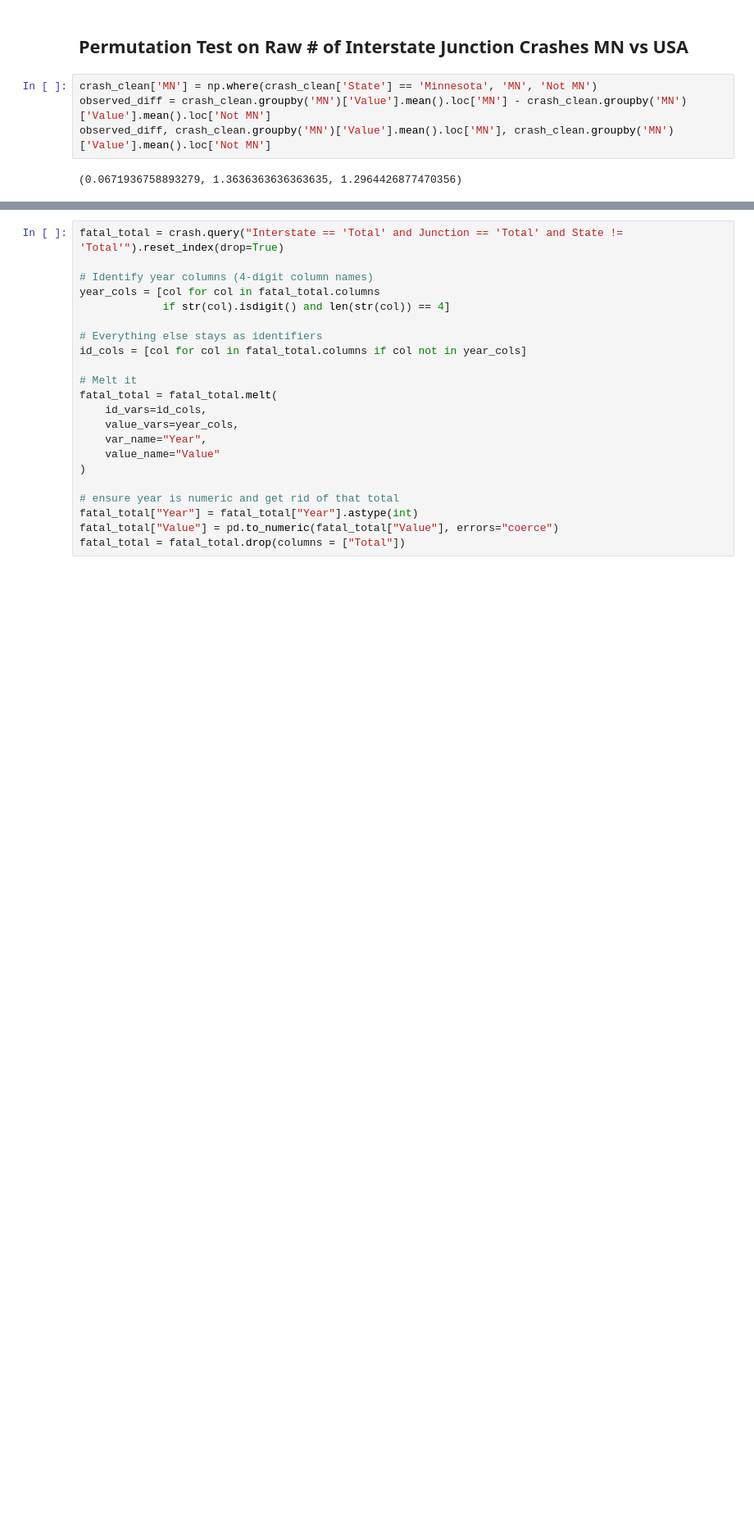
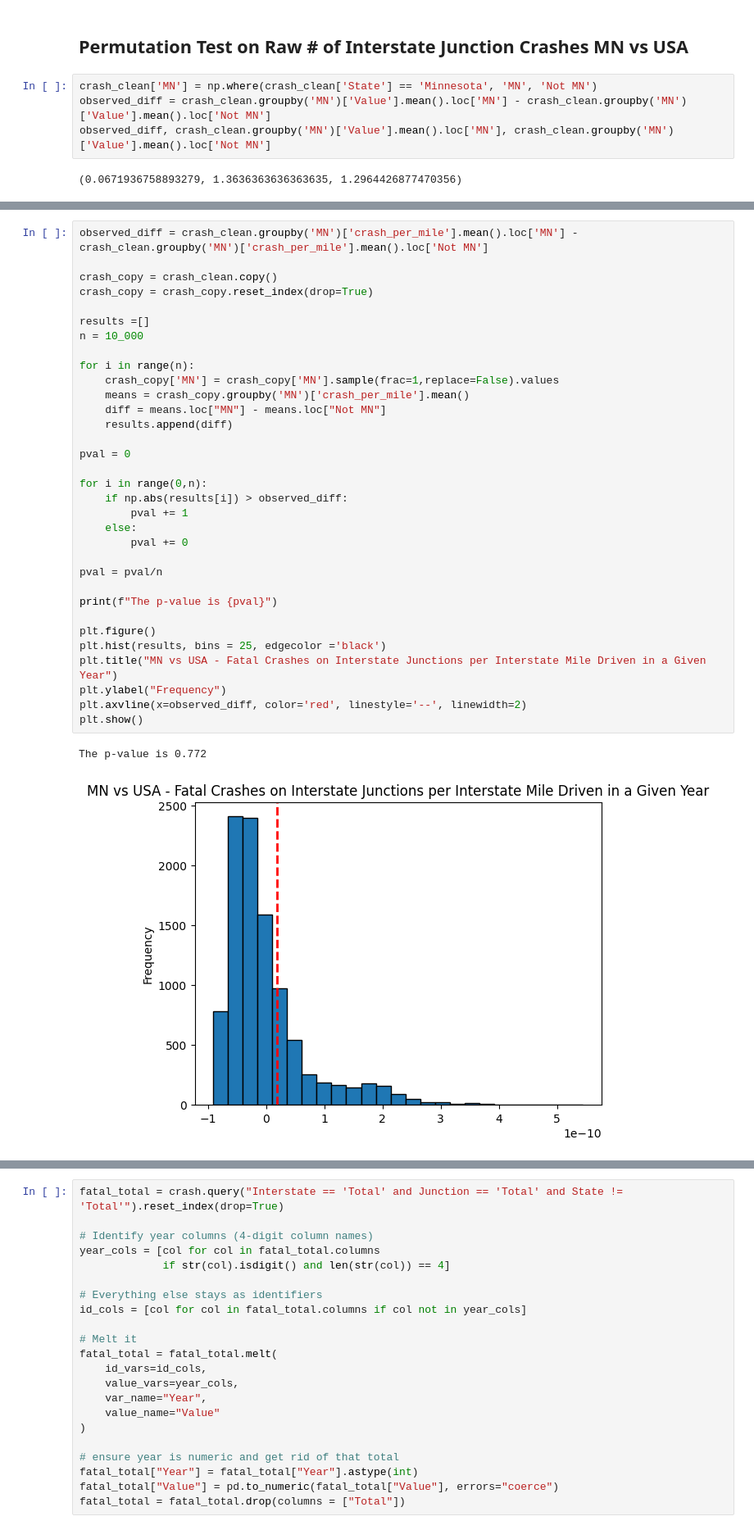
Before and after one commit to evan4629/SEIS631_Project_MN_Fatal_Merging, a Jupyter notebook: mn_drivers_hypothesis.ipynb, the cells around one changed output, grey strips where cells are left out. Shown at 82% size. Cells and saved outputs as stored; diff of their text form; blank space fills up the shorter version.

```diff
--- a/mn_drivers_hypothesis.ipynb
+++ b/mn_drivers_hypothesis.ipynb
@@ -166 +166,37 @@ plt.show()
+# %%
+observed_diff = crash_clean.groupby('MN')['crash_per_mile'].mean().loc['MN'] - crash_clean.groupby('MN')['crash_per_mile'].mean().loc['Not MN']
+
+crash_copy = crash_clean.copy()
+crash_copy = crash_copy.reset_index(drop=True)
+
+results =[]
+n = 10_000
+
+for i in range(n):
+    crash_copy['MN'] = crash_copy['MN'].sample(frac=1,replace=False).values
+    means = crash_copy.groupby('MN')['crash_per_mile'].mean()
+    diff = means.loc["MN"] - means.loc["Not MN"]
+    results.append(diff)
+
+pval = 0
+
+for i in range(0,n):
+    if np.abs(results[i]) > observed_diff:
+        pval += 1
+    else:
+        pval += 0
+
+pval = pval/n
+
+print(f"The p-value is {pval}")
+
+plt.figure()
+plt.hist(results, bins = 25, edgecolor ='black')
+plt.title("MN vs USA - Fatal Crashes on Interstate Junctions per Interstate Mile Driven in a Given Year")
+plt.ylabel("Frequency")
+plt.axvline(x=observed_diff, color='red', linestyle='--', linewidth=2)
+plt.show()
+# %% [output]
+The p-value is 0.772
+[figure, added]
 # %% [markdown]
```
Also changed, not shown: parts of 10 cells of this notebook.
